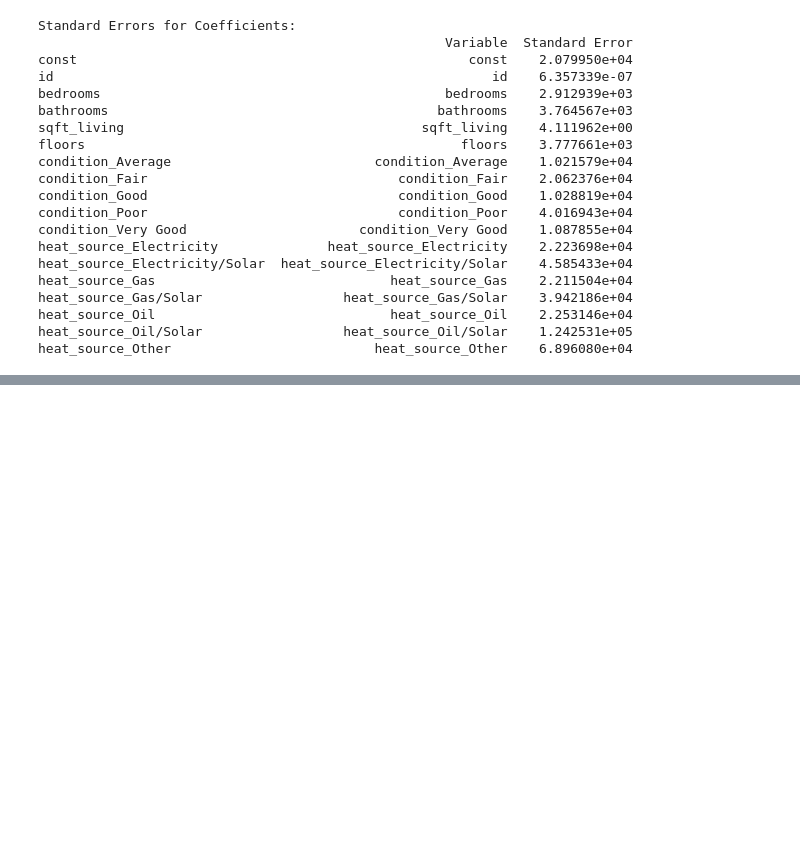
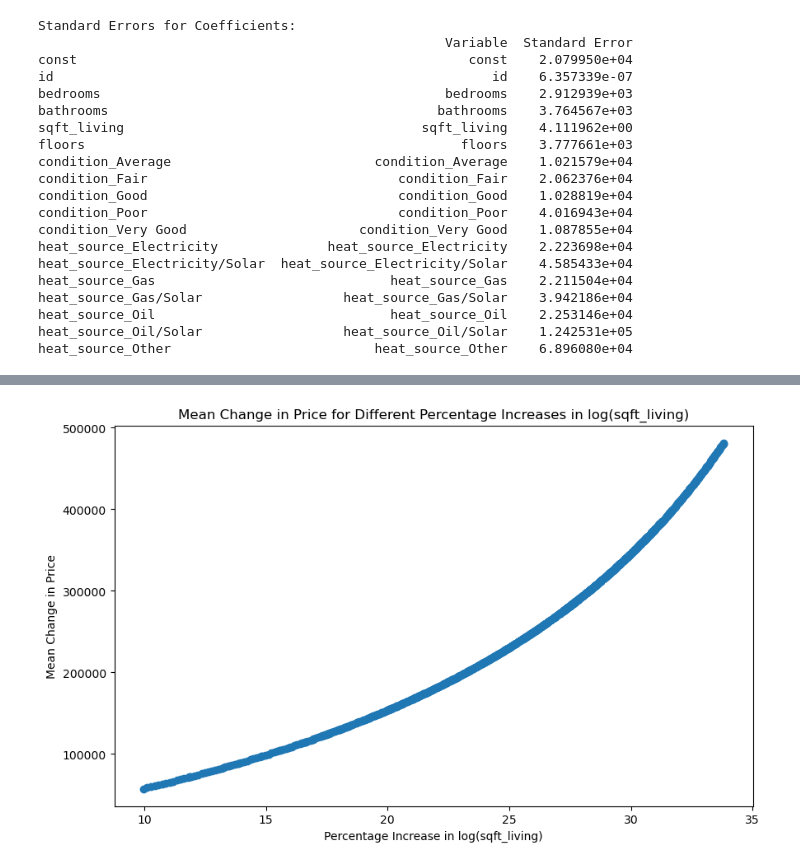
Before and after one commit to jguzzo522/project2house, a Jupyter notebook: housepj2.ipynb, the cells around one changed output, grey strips where cells are left out. Cells and saved outputs as stored; diff of their text form; code cells hidden in the pictures; blank space fills up the shorter version.

```diff
--- a/housepj2.ipynb
+++ b/housepj2.ipynb
@@ -660,0 +749,15 @@ heat_source_Other                          heat_source_Other    6.896080e+04
+# %%
+
+
+# Group the data by percentage increase and calculate the mean percentage change in price
+grouped_data = result_df.groupby('Percentage_change_in_price').mean().reset_index()
+
+# Create a scatter plot
+plt.figure(figsize=(10, 6))
+plt.scatter(grouped_data['Percentage_change_in_price'], grouped_data['New_price'] - grouped_data['Original_price'])
+plt.xlabel('Percentage Increase in log(sqft_living)')
+plt.ylabel('Mean Change in Price')
+plt.title('Mean Change in Price for Different Percentage Increases in log(sqft_living)')
+plt.show()
+# %% [output]
+[figure, added]
```
Also changed, not shown: parts of 16 cells of this notebook.
